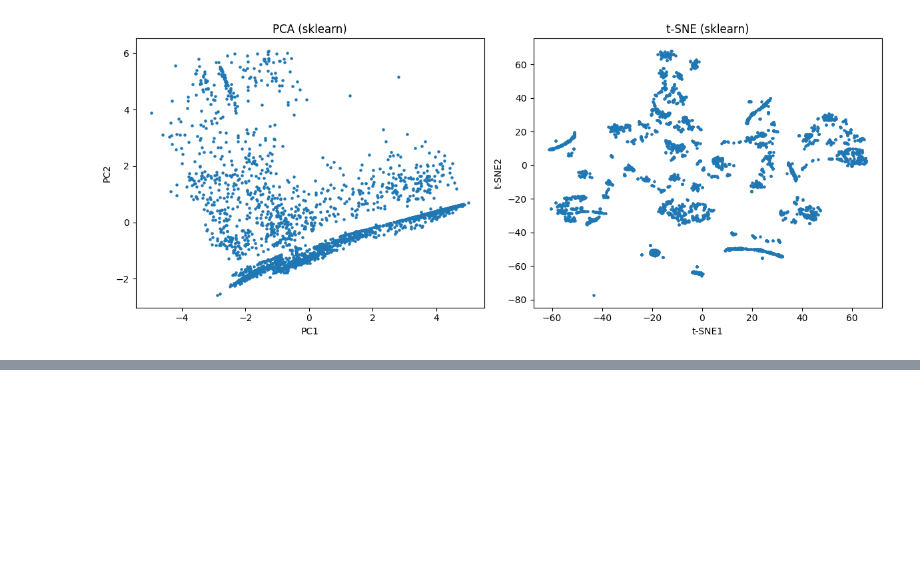
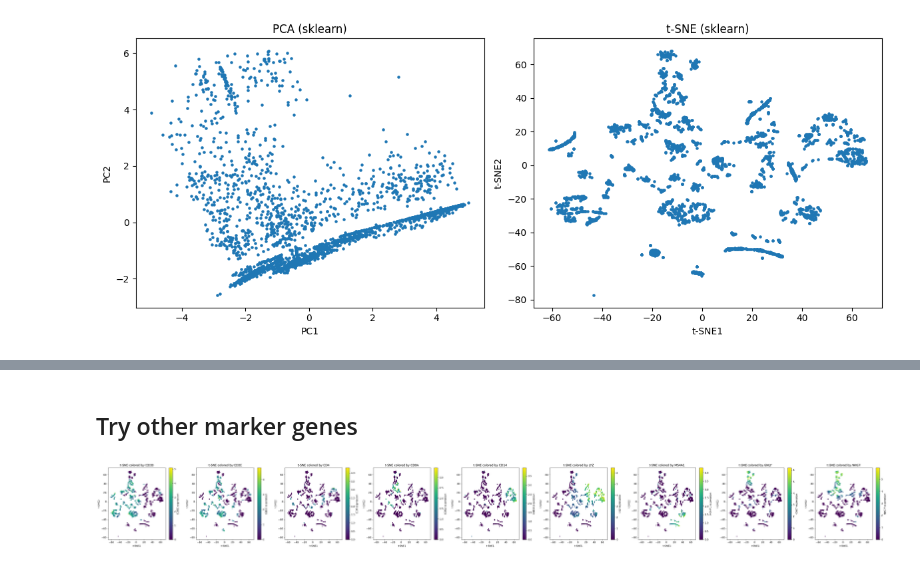
Before and after one commit to neelsoumya/python_machine_learning, a Jupyter notebook: exercise_singlecell_pcatsne.ipynb, the cells around one changed output, grey strips where cells are left out. Drawn from its saved outputs; the diff is of its cells as text; code cells hidden in the pictures; blank space fills up the shorter version.

```diff
--- a/exercise_singlecell_pcatsne.ipynb
+++ b/exercise_singlecell_pcatsne.ipynb
@@ -103,0 +119,17 @@ plt.show()
+# %% [markdown]
+## Try other marker genes
+# %%
+n_genes = len(genes)
+fig, axes = plt.subplots(1, n_genes, figsize=(5 * n_genes, 5))
+if n_genes == 1:
+    axes = [axes]
+for ax, gene in zip(axes, genes):
+    sca = ax.scatter(tsne_coords[:, 0], tsne_coords[:, 1], c=expr[gene], cmap='viridis', s=5)
+    ax.set_title(f't-SNE colored by {gene}')
+    ax.set_xlabel('t-SNE1')
+    ax.set_ylabel('t-SNE2')
+    plt.colorbar(sca, ax=ax, label=f'{gene} expression')
+plt.tight_layout()
+plt.show()
+# %% [output]
+[figure, added]
```
Also changed, not shown: parts of 4 cells of this notebook.
